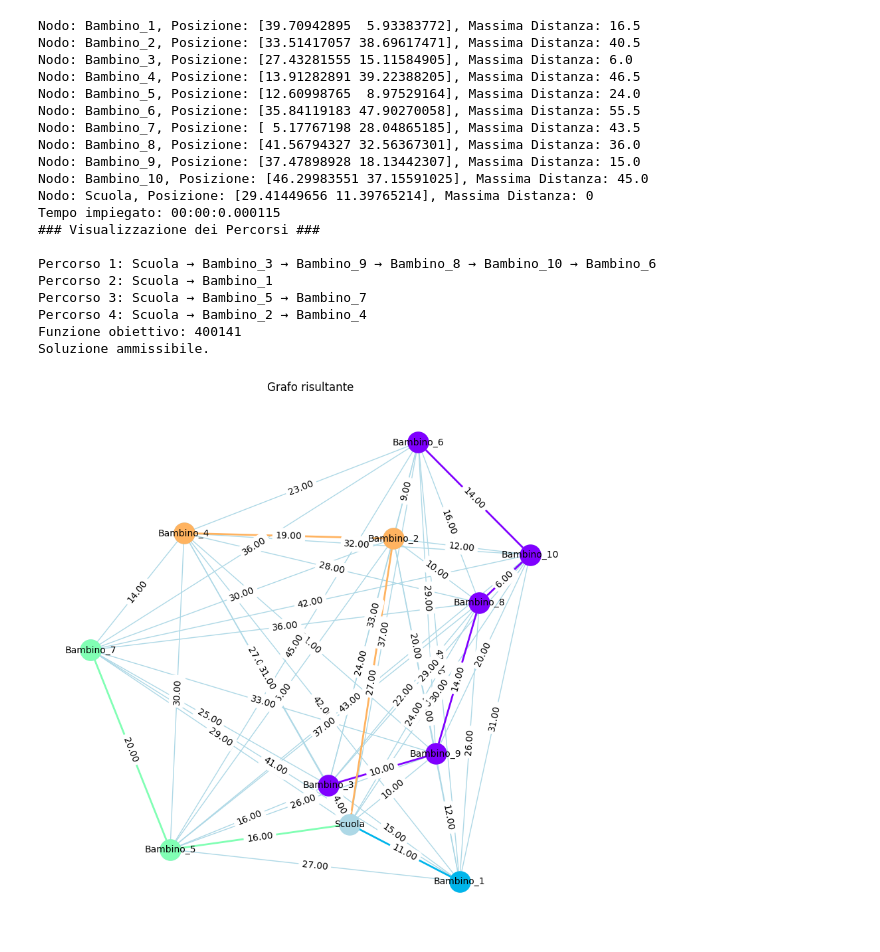
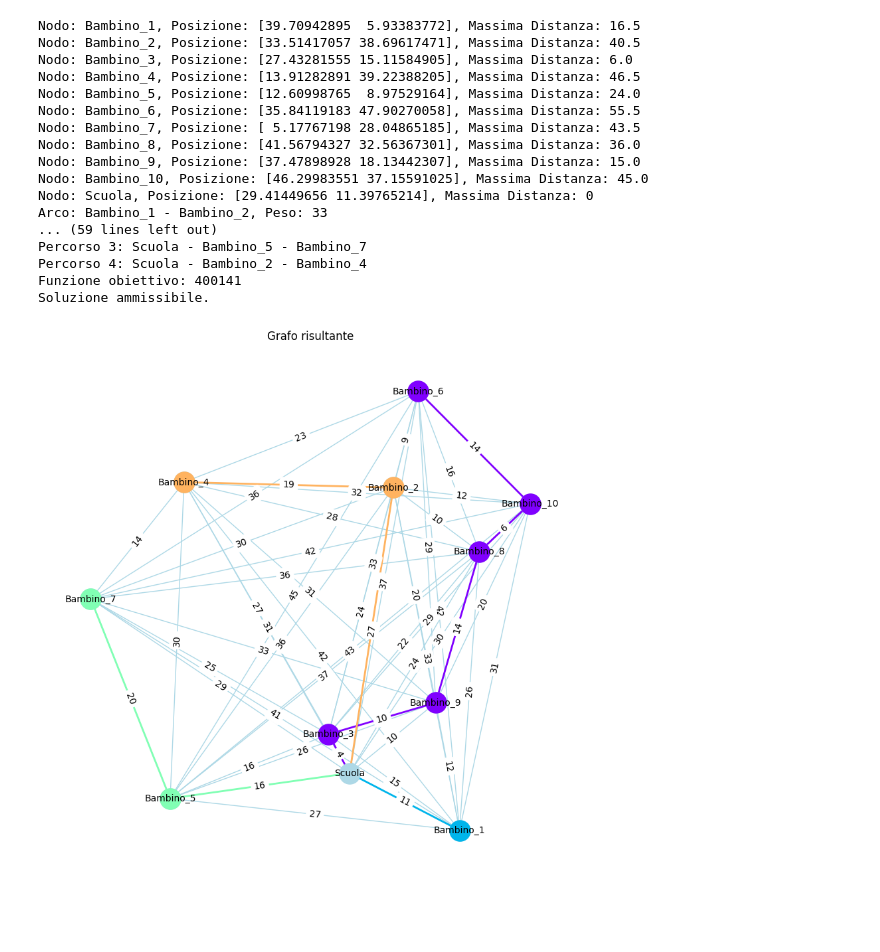
Before and after one commit to saracavicchi/Pedibus_OR, a Jupyter notebook: istanza_toy_main.ipynb, the cells around one changed output. Drawn from its saved outputs; the diff is of its cells as text; code cells hidden in the pictures; blank space fills up the shorter version.

```diff
--- a/istanza_toy_main.ipynb
+++ b/istanza_toy_main.ipynb
@@ -23,8 +26,8 @@ for node, data in G_toy.nodes(data=True):
 #print("\n")
 
 #Stampo gli archi e i relativi pesi
-#for u, v, data in G_small.edges(data=True):
-#    print(f"Arco: {u} - {v}, Peso: {data['weight']}")
+for u, v, data in G_toy.edges(data=True):
+   print(f"Arco: {u} - {v}, Peso: {data['weight']}")
 
 (percorsi_sub_NN, sub_NN_obj_val, residui_dict_toy_sub_NN), time = subsequent_nearest_neighbour(G_toy, residui_dict_toy, delta_toy)
 stampa_percorsi(percorsi_sub_NN)
@@ -36,21 +39,18 @@ plot_graph_results( G_toy, percorsi_sub_NN, 'G_toy_results')
 Nodo: Bambino_1, Posizione: [39.70942895  5.93383772], Massima Distanza: 16.5
 Nodo: Bambino_2, Posizione: [33.51417057 38.69617471], Massima Distanza: 40.5
 Nodo: Bambino_3, Posizione: [27.43281555 15.11584905], Massima Distanza: 6.0
 Nodo: Bambino_4, Posizione: [13.91282891 39.22388205], Massima Distanza: 46.5
 Nodo: Bambino_5, Posizione: [12.60998765  8.97529164], Massima Distanza: 24.0
 Nodo: Bambino_6, Posizione: [35.84119183 47.90270058], Massima Distanza: 55.5
 Nodo: Bambino_7, Posizione: [ 5.17767198 28.04865185], Massima Distanza: 43.5
 Nodo: Bambino_8, Posizione: [41.56794327 32.56367301], Massima Distanza: 36.0
 Nodo: Bambino_9, Posizione: [37.47898928 18.13442307], Massima Distanza: 15.0
 Nodo: Bambino_10, Posizione: [46.29983551 37.15591025], Massima Distanza: 45.0
 Nodo: Scuola, Posizione: [29.41449656 11.39765214], Massima Distanza: 0
-Tempo impiegato: 00:00:0.000115
-### Visualizzazione dei Percorsi ###
-
-Percorso 1: Scuola → Bambino_3 → Bambino_9 → Bambino_8 → Bambino_10 → Bambino_6
-Percorso 2: Scuola → Bambino_1
-Percorso 3: Scuola → Bambino_5 → Bambino_7
-Percorso 4: Scuola → Bambino_2 → Bambino_4
+Arco: Bambino_1 - Bambino_2, Peso: 33
+... (59 lines left out)
+Percorso 3: Scuola - Bambino_5 - Bambino_7
+Percorso 4: Scuola - Bambino_2 - Bambino_4
 Funzione obiettivo: 400141
 Soluzione ammissibile.
-[figure, old version]
+[figure, new version]
```
Also changed, not shown: parts of 2 cells of this notebook, 4 other files.
